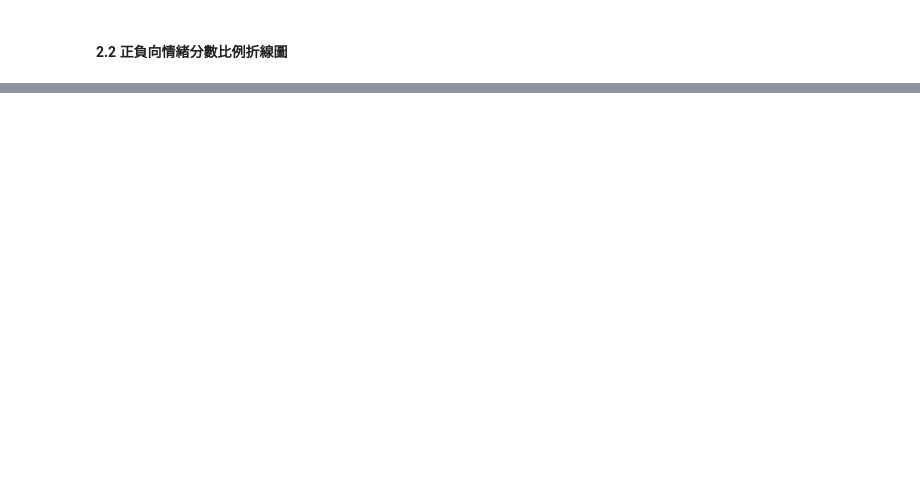
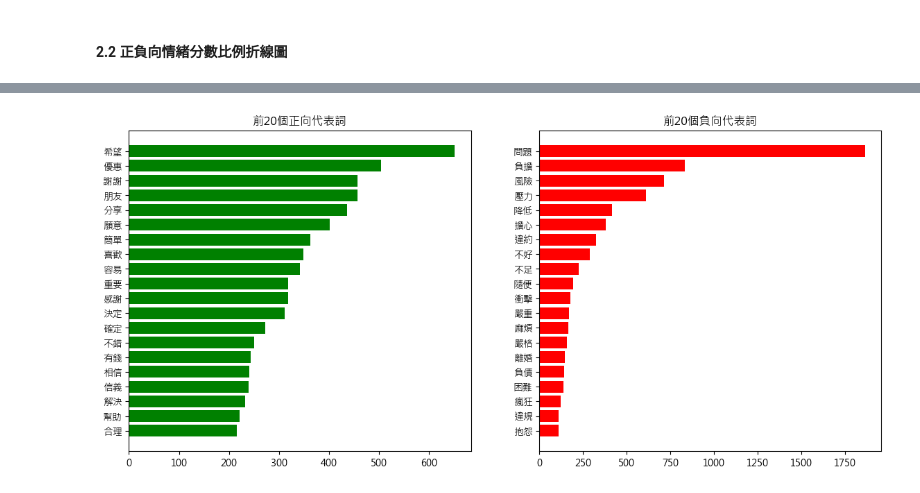
Before and after one commit to hsuan1120/Loan, a Jupyter notebook: loans.ipynb, the cells around one changed output, grey strips where cells are left out. Cells and saved outputs as stored; diff of their text form; code cells hidden in the pictures; blank space fills up the shorter version.

```diff
--- a/loans.ipynb
+++ b/loans.ipynb
@@ -452,0 +489,17 @@ plt.show()
+# %%
+# 計算正負向情緒前20名的詞
+sentiment_frq =  data_liwc.groupby(['sentiments','word']).size().reset_index(name='count')
+top20_pos = sentiment_frq[sentiment_frq['sentiments'] == 'positive'].nlargest(20, 'count')
+top20_neg = sentiment_frq[sentiment_frq['sentiments'] == 'negative'].nlargest(20, 'count')
+# %%
+fig, axes = plt.subplots(1, 2, figsize = (14,6))
+
+axes[0].barh(top20_pos['word'], top20_pos['count'], color = 'green')
+axes[0].set_title('前20個正向代表詞')
+axes[0].invert_yaxis() # 數量最多排最前面
+
+axes[1].barh(top20_neg['word'], top20_neg['count'], color = 'red')
+axes[1].set_title('前20個負向代表詞')
+axes[1].invert_yaxis()
+# %% [output]
+[figure, added]
```
Also changed, not shown: parts of 4 cells of this notebook.
